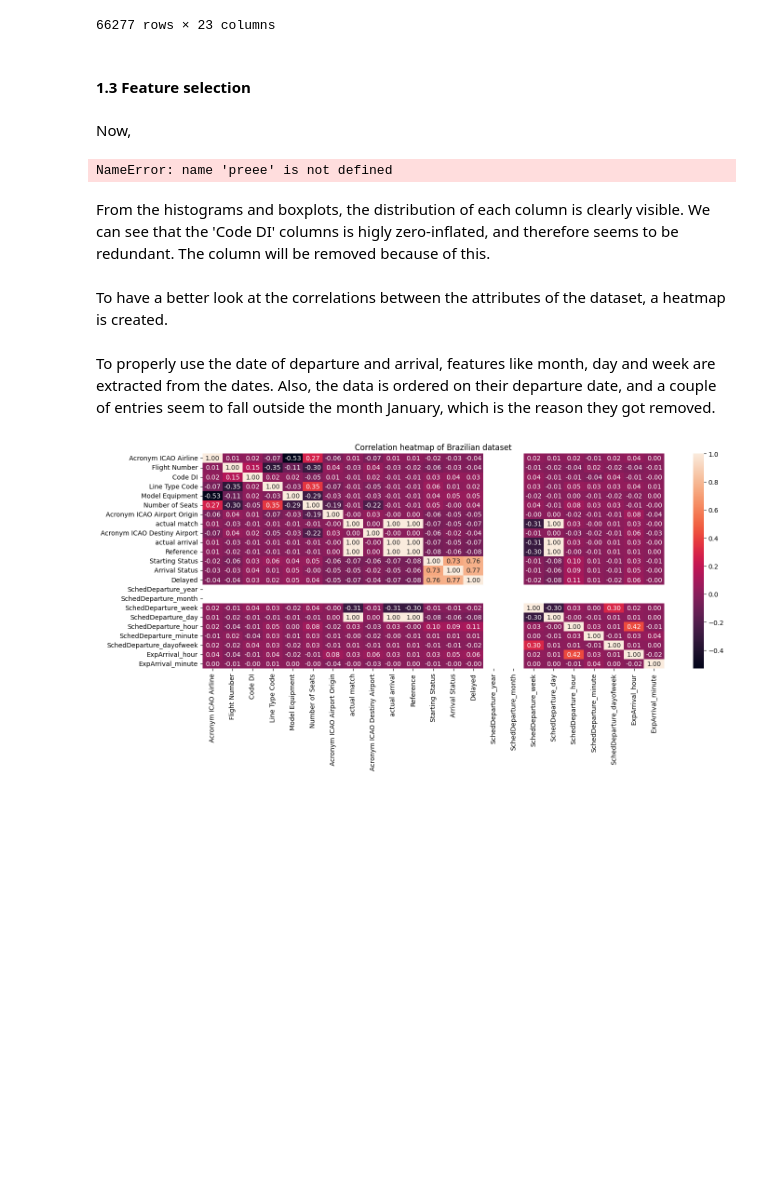
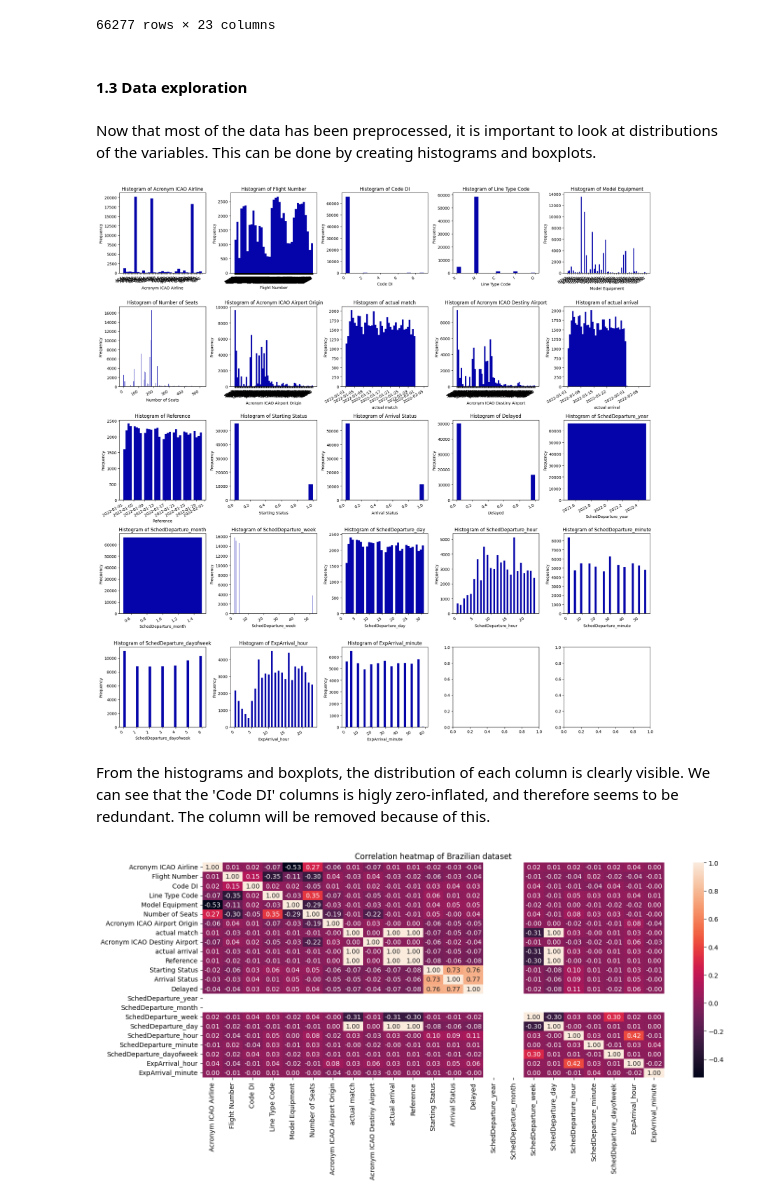
Before and after one commit to TygoF/Flight-delay-prediction, a Jupyter notebook: main.ipynb, the cells around one changed output. Drawn from its saved outputs; the diff is of its cells as text; code cells hidden in the pictures; blank space fills up the shorter version.

Commit message:
Add first data exploration steps

```diff
--- a/main.ipynb
+++ b/main.ipynb
@@ -213,47 +213,43 @@ display(data_brazil4)
 | 66289 | UPS | 417 | 0 | X | B763 | 0 | ... |
 66277 rows × 23 columns
 # %% [markdown]
-#### 1.3 Feature selection
+#### 1.3 Data exploration
-# %% [markdown]
-Now,
+# %% [markdown]
+Now that most of the data has been preprocessed, it is important to look at distributions of the variables. This can be done by creating histograms and boxplots.
 # %%
-# Reform columns to correct datatype and replace NaN's with string
-data_brazil3["Flight Number"] = data_brazil3["Flight Number"].astype(str)
+# Reform flight number column to correct data type
+data_brazil4["Flight Number"] = data_brazil4["Flight Number"].astype(str)
 
 # Plot histograms for each column
-fig, axs = plt.subplots(4,4, figsize=(20,20))
+fig, axs = plt.subplots(5,5, figsize=(20,20))
 x = 0; y = 0
-for i, name in enumerate(data_brazil3.columns.values):
-    if i % 4 == 0 and i != 0:
+for i, name in enumerate(data_brazil4.columns.values):
+    if i % 5 == 0 and i != 0:
         y = 0
         x += 1
-    axs[x,y].hist(x=data_brazil3[name], bins='auto', color='#0504aa')
+    axs[x,y].hist(x=data_brazil4[name], bins='auto', color='#0504aa')
     axs[x,y].set(xlabel=name, ylabel="Frequency")
     axs[x,y].set_title("Histogram of " + name)
     plt.setp(axs[x,y].get_xticklabels(), rotation=30, ha='right')
     y+=1
 fig.tight_layout()
 plt.show()
 
-# Plot boxplots for numeric columns
-fig, axs = plt.subplots(1,2, figsize=(5,5))
-x = 0
-for i, name in enumerate(data_brazil3.columns.values):
-    if is_numeric_dtype(data_brazil3[name]):
-        axs[x].boxplot(x=data_brazil3[name])
-        axs[x].set(xlabel=name, ylabel="Frequency")
-        axs[x].set_title("Boxplot of " + name)
-        x+=1
-fig.tight_layout()
-plt.show()
+# # Plot boxplots for numeric columns
+# fig, axs = plt.subplots(1,2, figsize=(5,5))
+# x = 0
+# for i, name in enumerate(data_brazil4.columns.values):
+#     if is_numeric_dtype(data_brazil4[name]):
+#         axs[x].boxplot(x=data_brazil4[name])
+#         axs[x].set(xlabel=name, ylabel="Frequency")
+#         axs[x].set_title("Boxplot of " + name)
+#         x+=1
+# fig.tight_layout()
+# plt.show()
 # %% [output]
-NameError: name 'preee' is not defined
+[figure, added]
 # %% [markdown]
 From the histograms and boxplots, the distribution of each column is clearly visible. We can see that the 'Code DI' columns is higly zero-inflated, and therefore seems to be redundant. The column will be removed because of this.
-# %% [markdown]
-To have a better look at the correlations between the attributes of the dataset, a heatmap is created.
-# %% [markdown]
-To properly use the date of departure and arrival, features like month, day and week are extracted from the dates. Also, the data is ordered on their departure date, and a couple of entries seem to fall outside the month January, which is the reason they got removed.
 # %%
 for i, name in enumerate(data_brazil4.columns.values):
     if not is_numeric_dtype(data_brazil4[name]):
```
Also changed, not shown: parts of 1 cell of this notebook.
